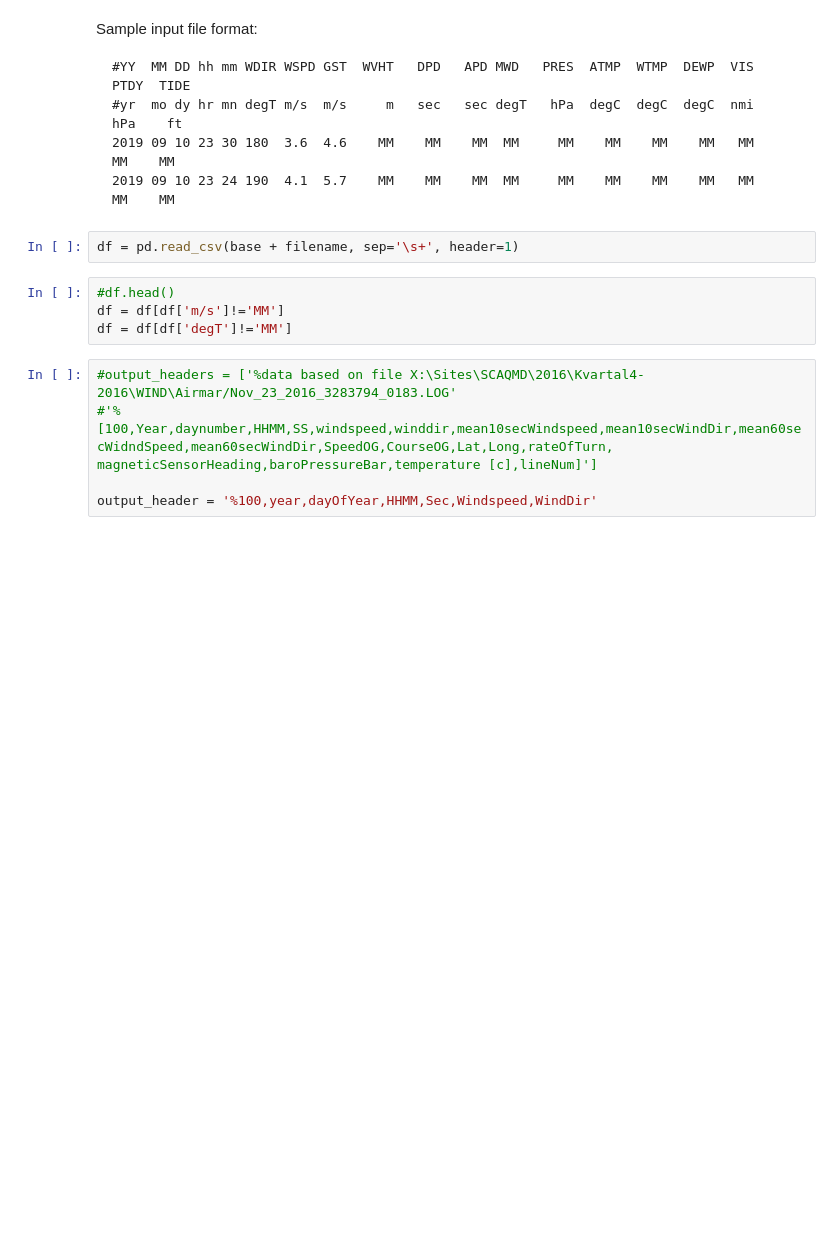
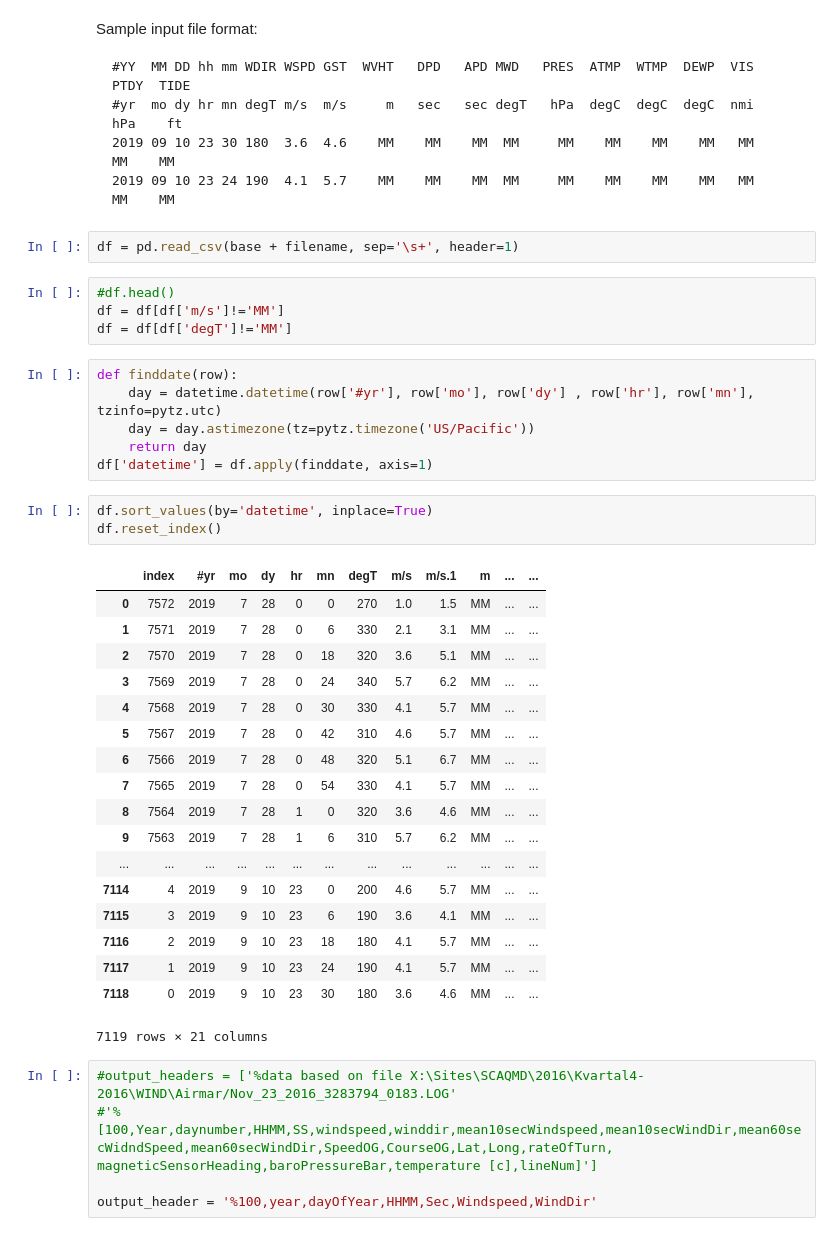
Before and after one commit to craobhruadh/WInd_SOF_conversions, a Jupyter notebook: PXAC_to_SOF.ipynb, the cells around one changed output. Drawn from its saved outputs; the diff is of its cells as text; blank space fills up the shorter version.

```diff
--- a/PXAC_to_SOF.ipynb
+++ b/PXAC_to_SOF.ipynb
@@ -29,6 +29,34 @@ df = pd.read_csv(base + filename, sep='\s+', header=1)
 #df.head()
 df = df[df['m/s']!='MM']
 df = df[df['degT']!='MM']
+# %%
+def finddate(row):
+    day = datetime.datetime(row['#yr'], row['mo'], row['dy'] , row['hr'], row['mn'], tzinfo=pytz.utc)
+    day = day.astimezone(tz=pytz.timezone('US/Pacific'))
+    return day
+df['datetime'] = df.apply(finddate, axis=1)
+# %%
+df.sort_values(by='datetime', inplace=True)
+df.reset_index()
+# %% [output]
+|  | index | #yr | mo | dy | hr | mn | degT | m/s | m/s.1 | m | ... | ... |
+| 0 | 7572 | 2019 | 7 | 28 | 0 | 0 | 270 | 1.0 | 1.5 | MM | ... | ... |
+| 1 | 7571 | 2019 | 7 | 28 | 0 | 6 | 330 | 2.1 | 3.1 | MM | ... | ... |
+| 2 | 7570 | 2019 | 7 | 28 | 0 | 18 | 320 | 3.6 | 5.1 | MM | ... | ... |
+| 3 | 7569 | 2019 | 7 | 28 | 0 | 24 | 340 | 5.7 | 6.2 | MM | ... | ... |
+| 4 | 7568 | 2019 | 7 | 28 | 0 | 30 | 330 | 4.1 | 5.7 | MM | ... | ... |
+| 5 | 7567 | 2019 | 7 | 28 | 0 | 42 | 310 | 4.6 | 5.7 | MM | ... | ... |
+| 6 | 7566 | 2019 | 7 | 28 | 0 | 48 | 320 | 5.1 | 6.7 | MM | ... | ... |
+| 7 | 7565 | 2019 | 7 | 28 | 0 | 54 | 330 | 4.1 | 5.7 | MM | ... | ... |
+| 8 | 7564 | 2019 | 7 | 28 | 1 | 0 | 320 | 3.6 | 4.6 | MM | ... | ... |
+| 9 | 7563 | 2019 | 7 | 28 | 1 | 6 | 310 | 5.7 | 6.2 | MM | ... | ... |
+| ... | ... | ... | ... | ... | ... | ... | ... | ... | ... | ... | ... | ... |
+| 7114 | 4 | 2019 | 9 | 10 | 23 | 0 | 200 | 4.6 | 5.7 | MM | ... | ... |
+| 7115 | 3 | 2019 | 9 | 10 | 23 | 6 | 190 | 3.6 | 4.1 | MM | ... | ... |
+| 7116 | 2 | 2019 | 9 | 10 | 23 | 18 | 180 | 4.1 | 5.7 | MM | ... | ... |
+| 7117 | 1 | 2019 | 9 | 10 | 23 | 24 | 190 | 4.1 | 5.7 | MM | ... | ... |
+| 7118 | 0 | 2019 | 9 | 10 | 23 | 30 | 180 | 3.6 | 4.6 | MM | ... | ... |
+7119 rows × 21 columns
 # %%
 #output_headers = ['%data based on file X:\Sites\SCAQMD\2016\Kvartal4-2016\WIND\Airmar/Nov_23_2016_3283794_0183.LOG'
 #'%[100,Year,daynumber,HHMM,SS,windspeed,winddir,mean10secWindspeed,mean10secWindDir,mean60secWidndSpeed,mean60secWindDir,SpeedOG,CourseOG,Lat,Long,rateOfTurn, magneticSensorHeading,baroPressureBar,temperature [c],lineNum]']
```
Also changed, not shown: parts of 1 cell of this notebook.
